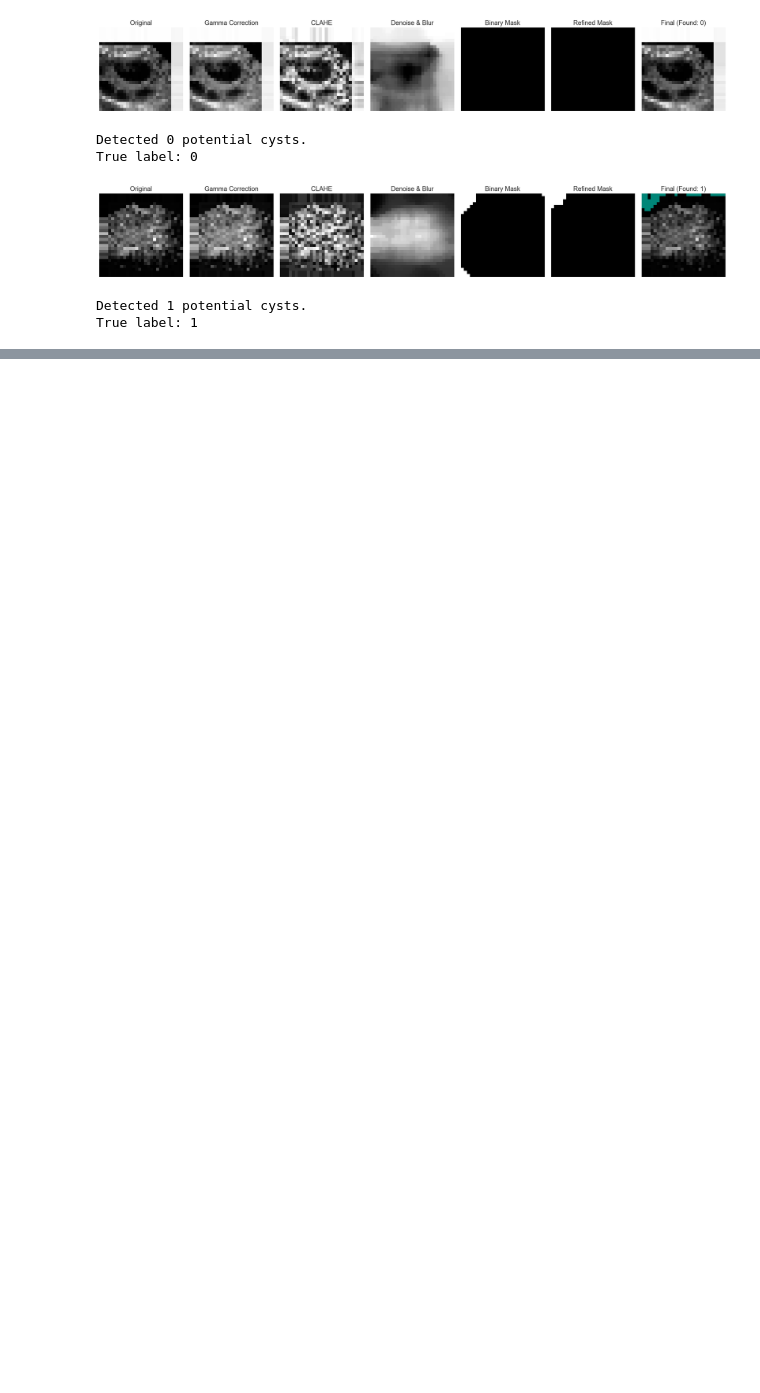
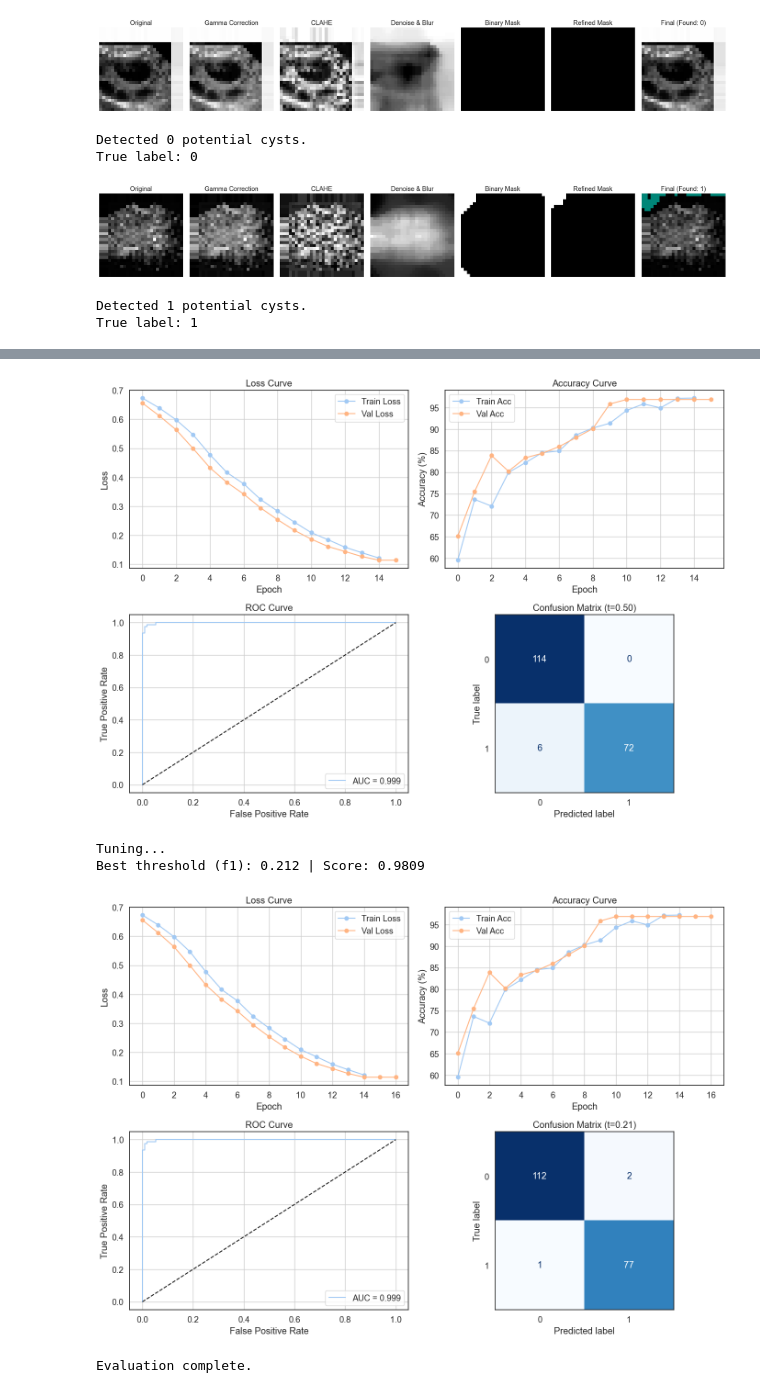
Before and after one commit to luisahorlledecastro/ML2, a Jupyter notebook: ML2_project_refactored.ipynb, the cells around one changed output, grey strips where cells are left out. Cells and saved outputs as stored; diff of their text form; code cells hidden in the pictures; blank space fills up the shorter version.

Commit message:
added comparison visualisation

```diff
--- a/ML2_project_refactored.ipynb
+++ b/ML2_project_refactored.ipynb
@@ -1026,0 +991,5 @@ def compare_models(dict_of_plots, cols=2, figsize_per_plot=(6,6)):
+# %%
+model16_reduced = CNNModel(input_shape=(1, 16, 16), filter_out1=4, filter_out2=8)
+evaluator16_reduced = Evaluator(model16_reduced, train_loader16, val_loader16, device=device, num_epochs=15)
+evaluator16_reduced.run()
+# %% [output]
@@ -1027 +1013,6 @@ def compare_models(dict_of_plots, cols=2, figsize_per_plot=(6,6)):
+[figure, added]
+Tuning...
+Best threshold (f1): 0.212 | Score: 0.9809
+[figure, added]
+Evaluation complete.
 # %%
```
Also changed, not shown: parts of 5 cells of this notebook.
